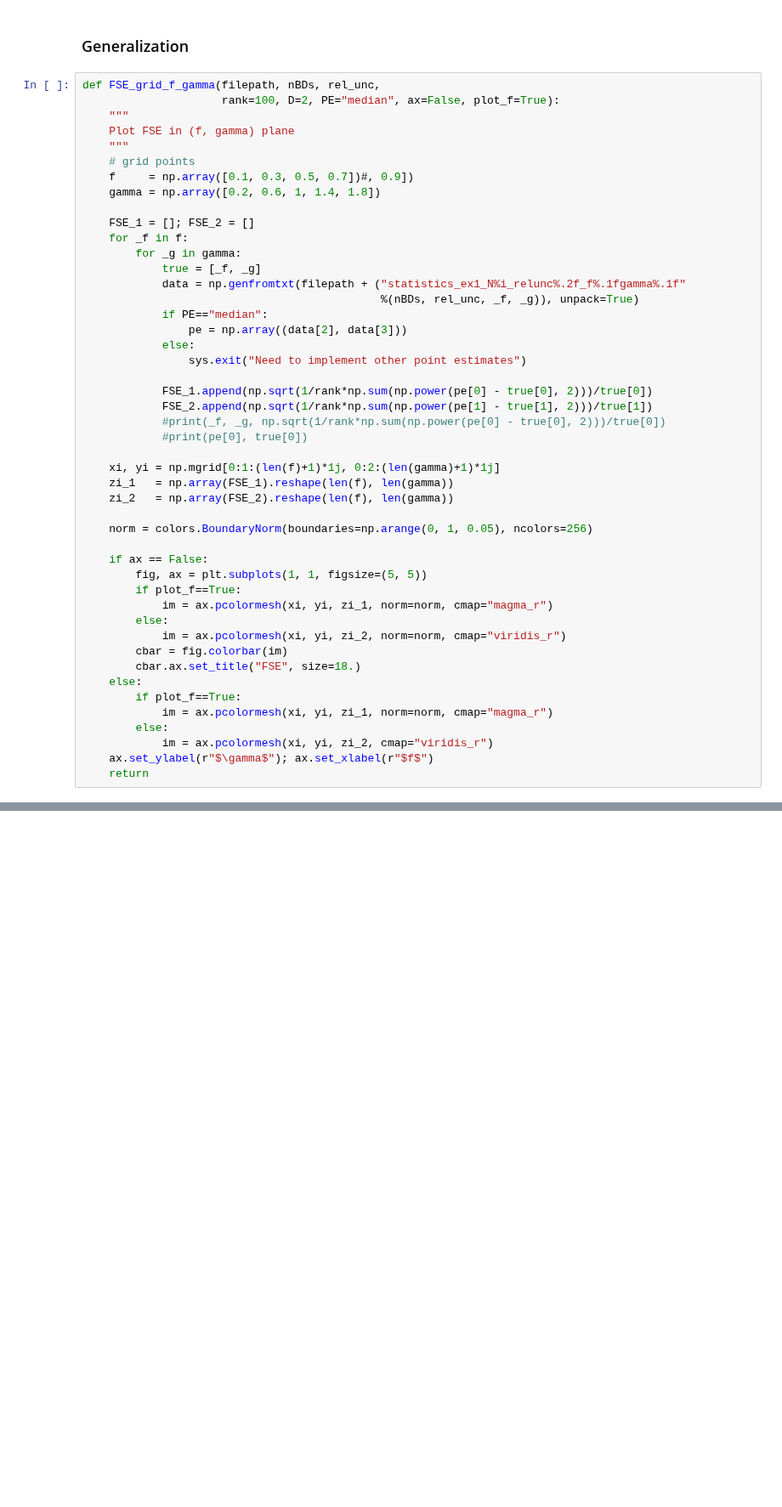
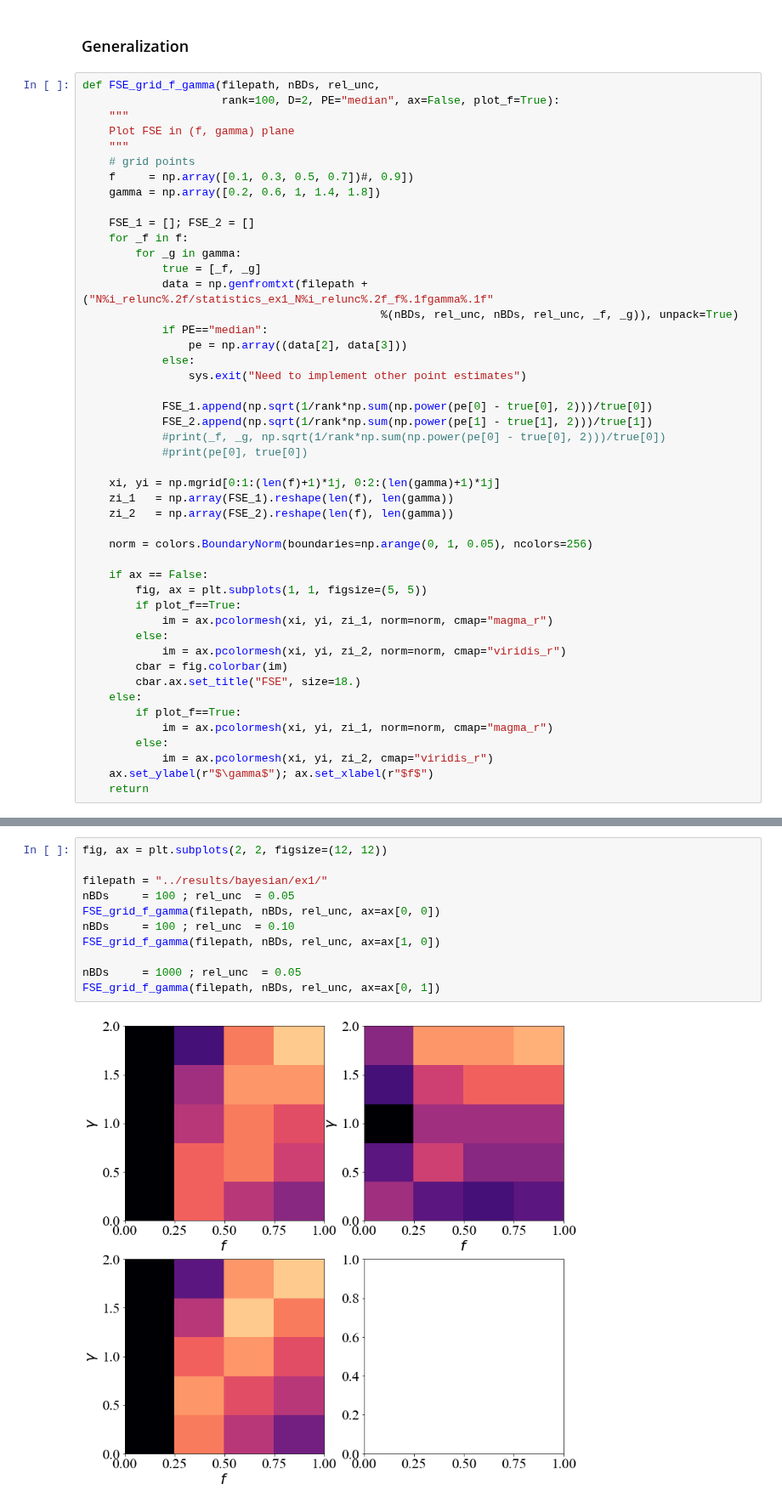
Before and after one commit to SvPoder/exoplanets, a Jupyter notebook: jupyter-notebook/reconstructed_DM.ipynb, the cells around one changed output, grey strips where cells are left out. Shown at 85% size. Cells and saved outputs as stored; diff of their text form; blank space fills up the shorter version.

```diff
--- a/jupyter-notebook/reconstructed_DM.ipynb
+++ b/jupyter-notebook/reconstructed_DM.ipynb
@@ -368,8 +369,8 @@ def FSE_grid_f_gamma(filepath, nBDs, rel_unc,
     for _f in f:
         for _g in gamma:
             true = [_f, _g]
-            data = np.genfromtxt(filepath + ("statistics_ex1_N%i_relunc%.2f_f%.1fgamma%.1f"
-                                             %(nBDs, rel_unc, _f, _g)), unpack=True)
+            data = np.genfromtxt(filepath + ("N%i_relunc%.2f/statistics_ex1_N%i_relunc%.2f_f%.1fgamma%.1f"
+                                             %(nBDs, rel_unc, nBDs, rel_unc, _f, _g)), unpack=True)
             if PE=="median":
                 pe = np.array((data[2], data[3]))
             else:
@@ -414,3 +413,16 @@ FSE_grid_f_gamma(filepath, nBDs, rel_unc)
 FSE_grid_f_gamma(filepath, nBDs, rel_unc, plot_f=False)
 # %% [output]
 [figure]
+# %%
+fig, ax = plt.subplots(2, 2, figsize=(12, 12))
+
+filepath = "../results/bayesian/ex1/"
+nBDs     = 100 ; rel_unc  = 0.05
+FSE_grid_f_gamma(filepath, nBDs, rel_unc, ax=ax[0, 0])
+nBDs     = 100 ; rel_unc  = 0.10
+FSE_grid_f_gamma(filepath, nBDs, rel_unc, ax=ax[1, 0])
+
+nBDs     = 1000 ; rel_unc  = 0.05
+FSE_grid_f_gamma(filepath, nBDs, rel_unc, ax=ax[0, 1])
+# %% [output]
+[figure, added]
```
Also changed, not shown: parts of 5 cells of this notebook, 3 other files.
